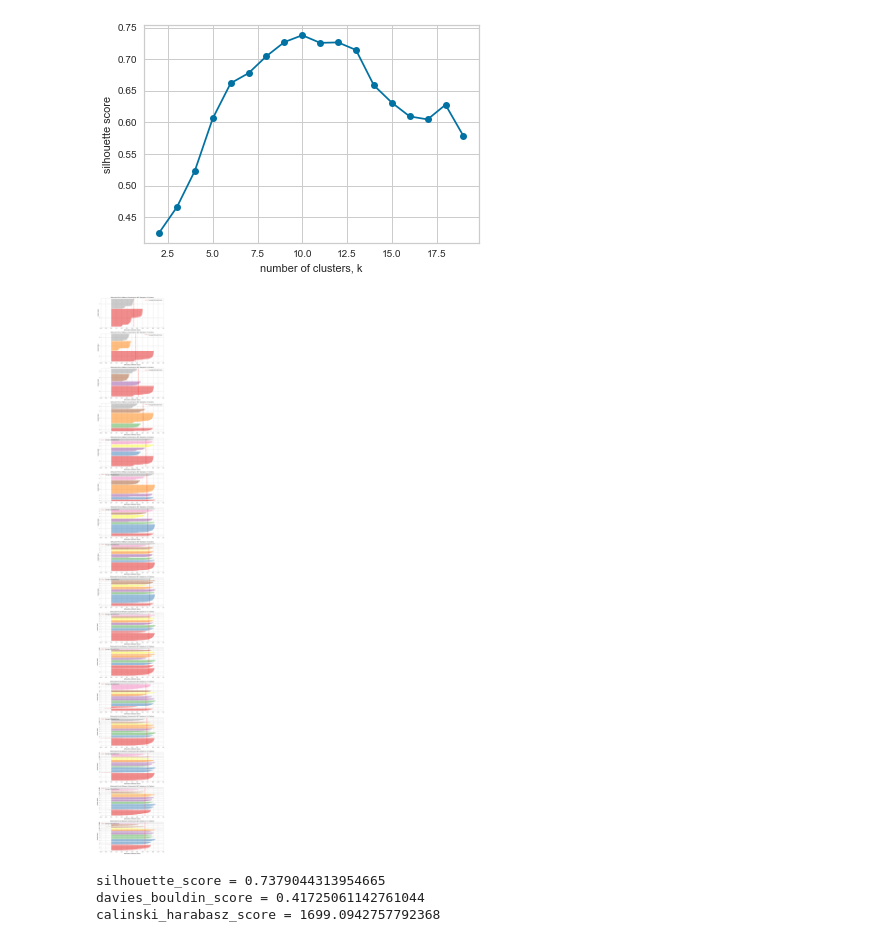
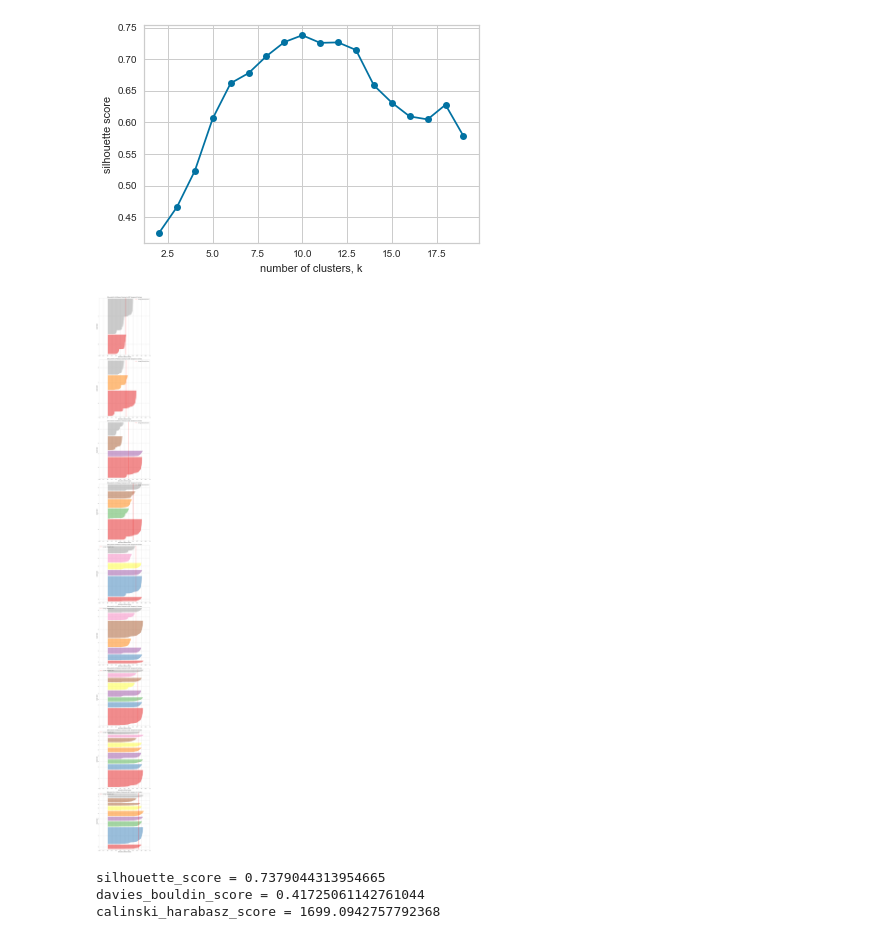
Before and after one commit to jakisnicknagh/Thoughts_on_clustering, a Jupyter notebook: 2. K-Means clustering and MiniBatchKMeans/K-Means clustering.ipynb, the cells around one changed output. Drawn from its saved outputs; the diff is of its cells as text; code cells hidden in the pictures.

```diff
--- a/2. K-Means clustering and MiniBatchKMeans/K-Means clustering.ipynb
+++ b/2. K-Means clustering and MiniBatchKMeans/K-Means clustering.ipynb
@@ -36,23 +38,23 @@ plt.show()
 # %% [output]
 [figure]
 # %%
-fig, axes = plt.subplots(16, 1, figsize=(8, 64))
-axes = axes.reshape(16)
+fig, axes = plt.subplots(9, 1, figsize=(8, 80))
+axes = axes.reshape(9)
 
-for i, k in enumerate(range(2, 18)):
+for i, k in enumerate(range(2, 11)):
     ax = axes[i]
     sil = SilhouetteVisualizer(
-        KMeans(n_clusters=k, random_state=42),
+        KMeans(n_clusters=k, random_state=3),
         ax=ax,
     )
     sil.fit(titanic_mms)
     sil.finalize()
     ax.set_xlim(-0.2, 1)
 
 plt.tight_layout()
 plt.show()
 # %% [output]
-[figure, old version]
+[figure, new version]
 # %%
 model = KMeans(10)
 model.fit(titanic_mms)
```
Also changed, not shown: parts of 1 cell of this notebook, 1 other file.
